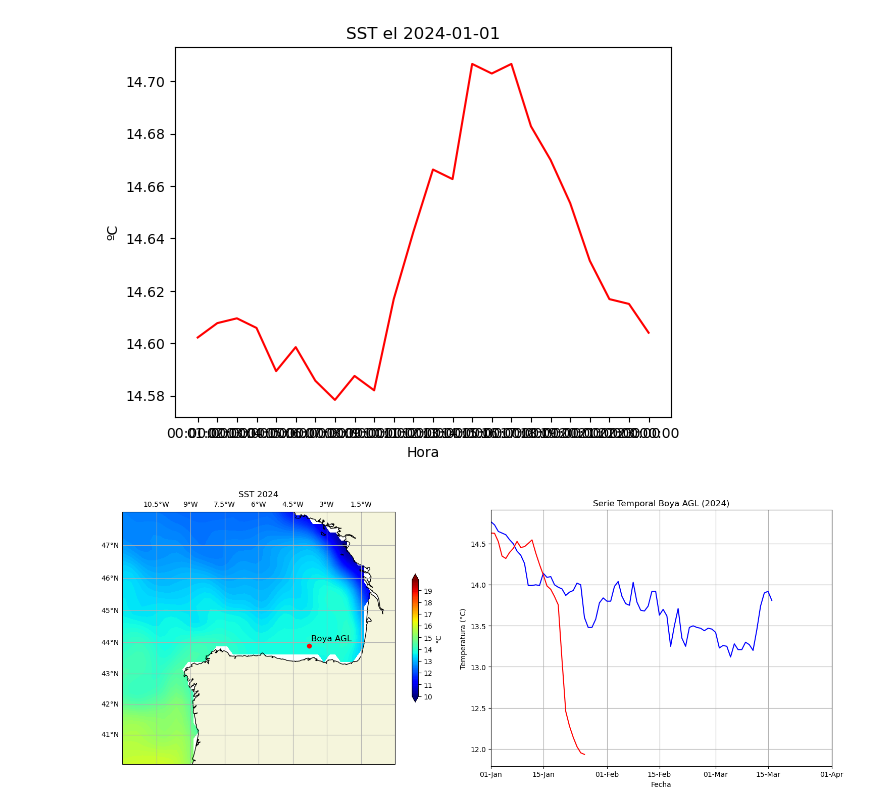
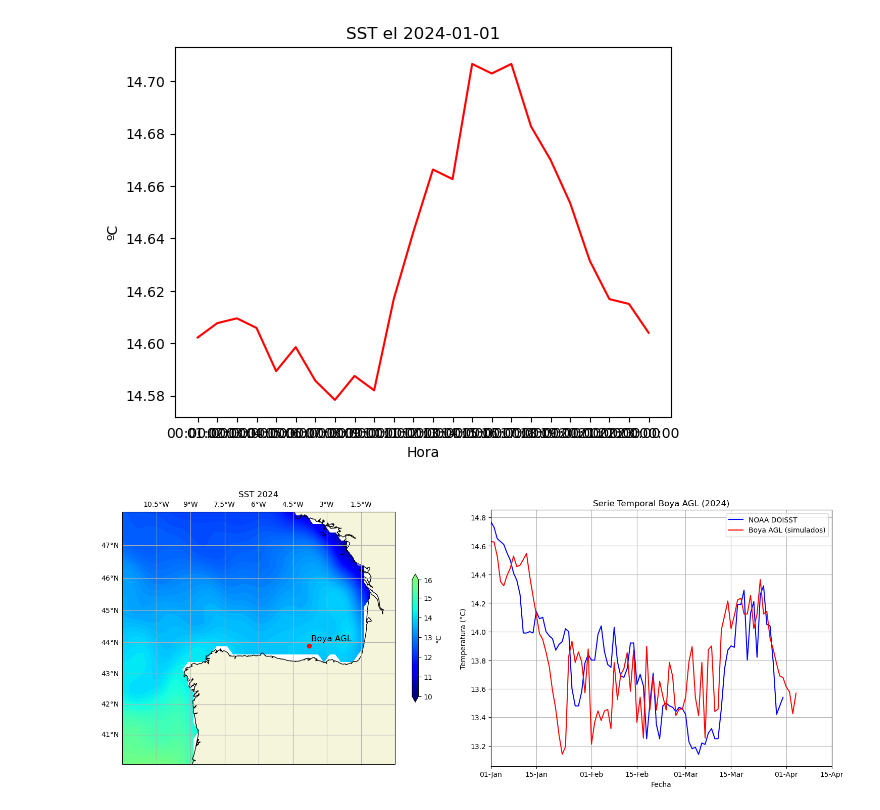
Before and after one commit to AndreaGRegalado/muestra_01, a Jupyter notebook: SST map + graf.ipynb, the cells around one changed output. Drawn from its saved outputs; the diff is of its cells as text; code cells hidden in the pictures.

```diff
--- a/SST map + graf.ipynb
+++ b/SST map + graf.ipynb
@@ -35,12 +43,29 @@ df = pd.read_excel(datos_boya)
 # %%
 # Calcula la media de la SST a lo largo del tiempo
 sst_mean = ds.sst.mean(dim='time')
+
+#Añadir a los datos satelite una columna con los días en formato 1-365
+dias = len(ds.time)
+# Crear un nuevo DataArray con valores del 1 al número total de datos
+numeros = xr.DataArray(range(1, dias + 1), dims=ds.time.dims)
+# Agrega el nuevo DataArray como una nueva variable al Dataset original
+ds['numeros'] = numeros
+
+# Calcula la media de 'WaterTemperature' por día
+df_mean = df.groupby(df['Time'].dt.date)['WaterTemperature'].mean().reset_index()
 # %%
 # Coordenadas de la boya AGL
 boya_AGL = (-3.784, 43.894)
 
 # Rango de niveles para el mapa
-levs = np.arange(10, 20, 0.1)
+levs = np.arange(10, 16, 0.1)
+
+# Crear una versión truncada de la paleta de colores 'jet'
+def truncate_colormap(cmap, minval=0.0, maxval=0.5):
+    new_cmap = LinearSegmentedColormap.from_list(
+        'trunc({n},{a:.2f},{b:.2f})'.format(n=cmap.name, a=minval, b=maxval),
+        cmap(np.linspace(minval, maxval, 256)))
+    return new_cmap
 # %%
 print("Coordenadas disponibles:")
 print(ds.coords) #Con esto veo el formato que tiene lon y lat
@@ -66,4 +108,4 @@ array([81814., 81815., 81816., 81817., 81818., 81819., 81820., 81821., 81822.,
 # %%
 # Convierte las fechas a un formato legible
-ds['time'] = xr.decode_cf(ds)['time']
+#ds['time'] = xr.decode_cf(ds)['time']
 # %%
@@ -174,7 +216,7 @@ ax1 = plt.subplot(1, 2, 1, projection=ccrs.Mercator())
 # Agrega los datos de SST media al mapa
 mapa = ax1.contourf(ds.lon, ds.lat, sst_mean,
                     levs,
-                    cmap='jet',
+                    cmap=truncate_colormap(plt.cm.jet),
                     transform=ccrs.PlateCarree(),
                     extend='both')
 
@@ -187,10 +229,12 @@ grid = ax1.gridlines(draw_labels=True)
 grid.bottom_labels = False
 grid.right_labels = False
 
-plt.colorbar(mapa,
+cbar = plt.colorbar(mapa,
             ax=ax1,  # Indica el eje al que se añadirá la barra de color
             label="°C",  # Etiqueta del colorbar
             shrink=0.5)
+cbar.locator = ticker.MaxNLocator(nbins=10, integer=True)  #Números enteros en la colorbar
+cbar.update_ticks()
 
 # Agrega el punto de la boya
 ax1.scatter(boya_AGL[0], boya_AGL[1],
@@ -213,35 +257,36 @@ lat_min, lat_max = 40, 48
 ax1.set_extent((lon_min, lon_max, lat_min, lat_max))
 ax1.set_title("SST 2024")
 
 # Subgráfico 2: Línea temporal. Pasar primero lon y luego lat. Como los datos de lon tiene rango de 0-360,
 #hay que  pasarle % 360, le suma 360 grados repetidamente hasta que la longitud sea positiva y esté en el rango de 0 a 360 grados. Si ya es +, no hace nada
 #ax2.plot(ds.time(), ds.sst.sel(lon = -3.78 % 360, lat = 43.89, method='nearest'), color='blue')
 #fechas_dia_mes = ds.time.dt.strftime('%d-%m-%Y')
-ax2.plot(ds.time, ds.sst.sel(lon = -3.78 % 360, lat = 43.89, method='nearest'), color='blue')
+ax2.plot(ds.time, ds.sst.sel(lon = -3.78 % 360, lat = 43.89, method='nearest'), color='blue',label='NOAA DOISST')
 ax2.set_xlabel('Fecha')
 myFmt = mdates.DateFormatter('%d-%b')
 ax2.xaxis.set_major_formatter(myFmt)
 
 # Establecer los límites del eje x
 inicio = datetime.datetime(2024, 1, 1)
-fin = datetime.datetime(2024, 4, 1)
+fin = datetime.datetime(2024, 4, 15)
 ax2.set_xlim([inicio, fin])
 
 ax2.set_ylabel('Temperatura (°C)')
 
 ax2.set_title('Serie Temporal Boya AGL (2024)')
 ax2.grid()
 
 # Calcula la media de 'WaterTemperature' por día
 df_mean = df.groupby(df['Time'].dt.date)['WaterTemperature'].mean().reset_index()
 
 # Plotea la media de 'WaterTemperature' por día
-ax2.plot(df_mean.Time, df_mean.WaterTemperature, color='red')
+ax2.plot(df_mean.Time, df_mean.WaterTemperature, color='red',label='Boya AGL (simulados)')
 
-#ax2.legend()
+ax2.legend()
 
 # Ajustar diseño y mostrar el gráfico
 plt.tight_layout()
+plt.savefig('02042024.png')
 plt.show()
 # %% [output]
-[figure, old version]
+[figure, new version]
```
Also changed, not shown: parts of 7 cells of this notebook, 2 other files.
